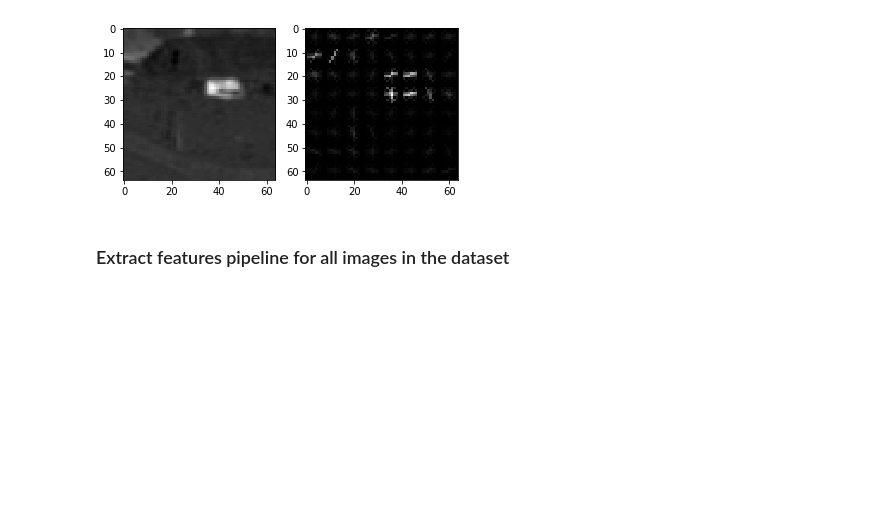
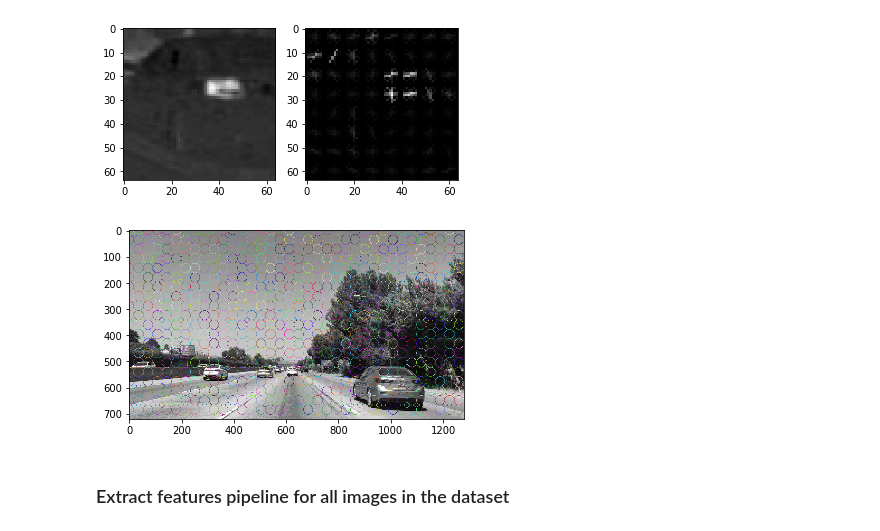
Before and after one commit to lmtoan/sdc-car-detection, a Jupyter notebook: Draft-4-4.ipynb, the cells around one changed output. Drawn from its saved outputs; the diff is of its cells as text; code cells hidden in the pictures; blank space fills up the shorter version.

```diff
--- a/Draft-4-4.ipynb
+++ b/Draft-4-4.ipynb
@@ -88,6 +88,44 @@ def get_hog(img, orientations=9, pixels_per_cell=(8, 8), cells_per_block=(3, 3),
         return hog_features
     else:
         return hog(img, orientations=orientations, pixels_per_cell=pixels_per_cell, cells_per_block=cells_per_block)
+
+def dense_SIFT(image, density=0.05, display=False):
+    """Generate dense SIFT descriptors
+    Args:
+      image: A numpy array representing the image, which is of type np.int in range [0, 255] of size
+             (H x W x 3) in RGB order (eg. output of cv2.imread).
+      density: Decide the density of the descriptors.
+
+    Returns:
+      result: A one level 128-dimension list with the mean description value of total descriptors.
+    """
+    # Convert into gray pic
+    gray = cv2.cvtColor(image, cv2.COLOR_BGR2GRAY).astype(np.uint8)
+    # Generate a sift to calculate description vector later
+    sift = cv2.xfeatures2d.SIFT_create()
+
+    # The step to evenly pick the description point
+    # Use the short side len multiply density
+    step_size = round(min(image.shape[0], image.shape[1]) * density)
+
+    # Calculate the points with step_size
+    kp = [cv2.KeyPoint(x, y, step_size) for y in range(0, gray.shape[0], step_size)
+          for x in range(0, gray.shape[1], step_size)]
+
+    # Calculate the description vector for each points
+    dense_feat = sift.compute(gray, kp)
+
+    # Without flattening
+    # return dense_feat[1]
+
+    if display:
+        cv2.drawKeypoints(gray, kp, image, flags=cv2.DRAW_MATCHES_FLAGS_DRAW_RICH_KEYPOINTS)
+        plt.figure()
+        plt.imshow(image[:, :, ::-1])
+        plt.show()
+
+    # Flatten the n description vectors, n for the num of description points
+    return np.mean(dense_feat[1], axis=0)
 # %%
 # Red Channel
 _ = get_hog(cars[100][:,:,0], vis=True)
@@ -110,6 +148,10 @@ _ = get_hog(cv2.cvtColor(cars[300], cv2.COLOR_RGB2YUV)[:,:,2], vis=True)
 [figure]
 [figure]
 [figure]
+# %%
+sift_f = dense_SIFT(cv2.imread("bbox-example-image.jpg"), display=True)
+# %% [output]
+[figure, added]
 # %% [markdown]
 ### Extract features pipeline for all images in the dataset
 # %%
```
Also changed, not shown: parts of 18 cells of this notebook.
